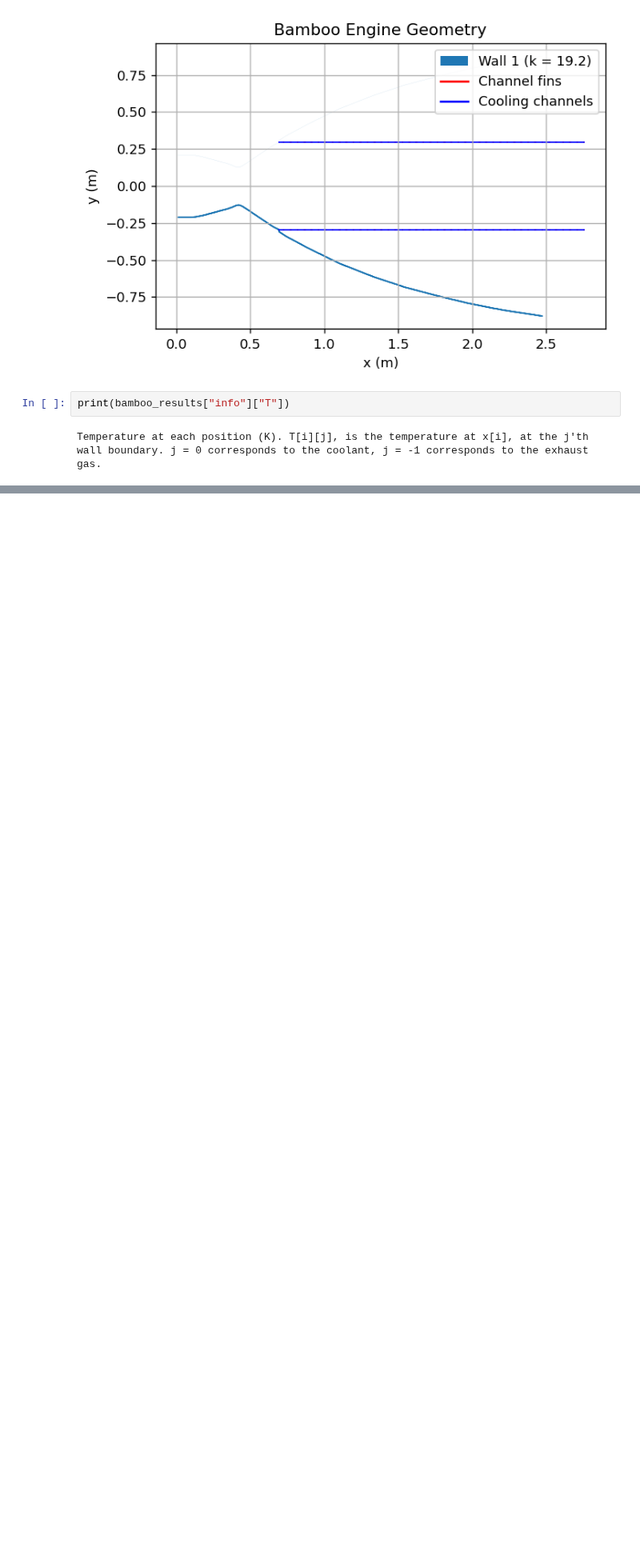
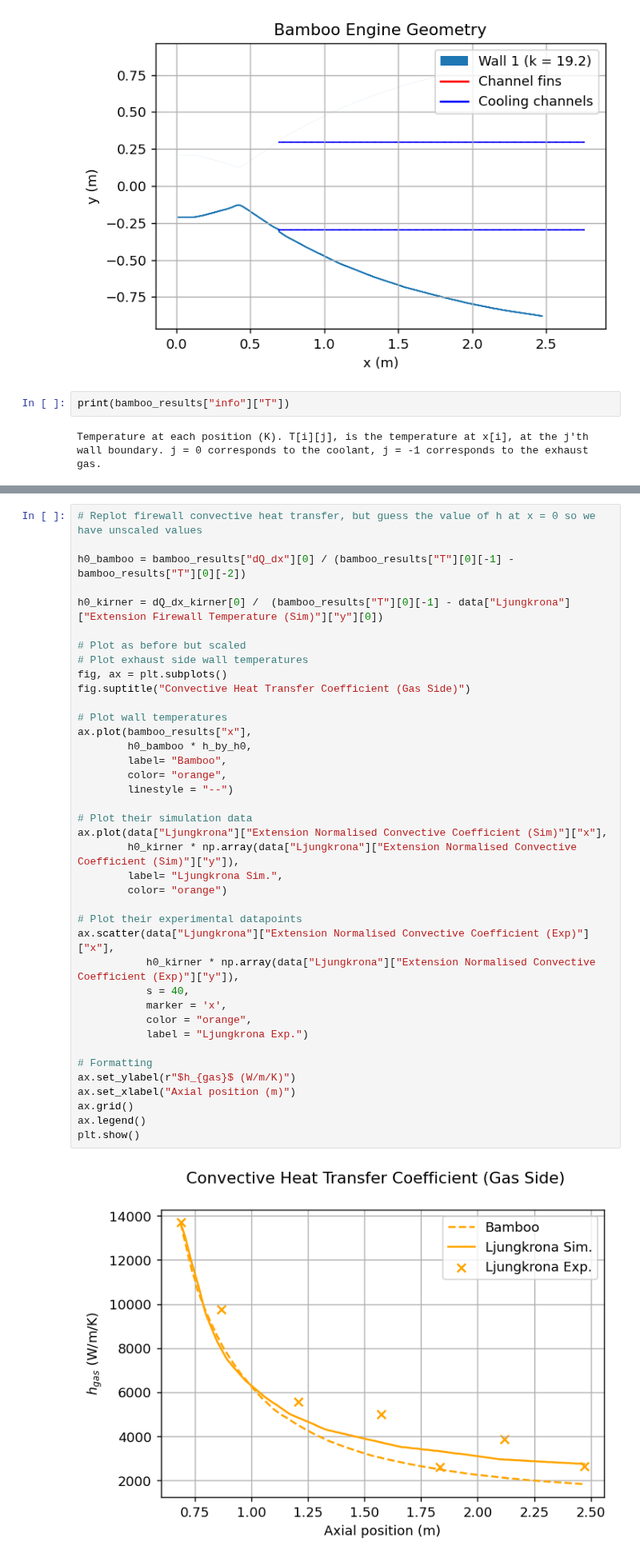
Before and after one commit to cuspaceflight/bamboo, a Jupyter notebook: validation/Vulcain Nozzle Extension.ipynb, the cells around one changed output, grey strips where cells are left out. Shown at 80% size. Drawn from its saved outputs; the diff is of its cells as text; blank space fills up the shorter version.

```diff
--- a/validation/Vulcain Nozzle Extension.ipynb
+++ b/validation/Vulcain Nozzle Extension.ipynb
@@ -406,0 +411,41 @@ plt.show()
+# %%
+# Replot firewall convective heat transfer, but guess the value of h at x = 0 so we have unscaled values
+
+h0_bamboo = bamboo_results["dQ_dx"][0] / (bamboo_results["T"][0][-1] - bamboo_results["T"][0][-2])
+
+h0_kirner = dQ_dx_kirner[0] /  (bamboo_results["T"][0][-1] - data["Ljungkrona"]["Extension Firewall Temperature (Sim)"]["y"][0])
+
+# Plot as before but scaled
+# Plot exhaust side wall temperatures
+fig, ax = plt.subplots()
+fig.suptitle("Convective Heat Transfer Coefficient (Gas Side)")
+
+# Plot wall temperatures
+ax.plot(bamboo_results["x"],
+        h0_bamboo * h_by_h0,
+        label= "Bamboo",
+        color= "orange",
+        linestyle = "--")
+
+# Plot their simulation data
+ax.plot(data["Ljungkrona"]["Extension Normalised Convective Coefficient (Sim)"]["x"],
+        h0_kirner * np.array(data["Ljungkrona"]["Extension Normalised Convective Coefficient (Sim)"]["y"]),
+        label= "Ljungkrona Sim.",
+        color= "orange")
+
+# Plot their experimental datapoints
+ax.scatter(data["Ljungkrona"]["Extension Normalised Convective Coefficient (Exp)"]["x"],
+           h0_kirner * np.array(data["Ljungkrona"]["Extension Normalised Convective Coefficient (Exp)"]["y"]),
+           s = 40,
+           marker = 'x',
+           color = "orange",
+           label = "Ljungkrona Exp.")
+
+# Formatting
+ax.set_ylabel(r"$h_{gas}$ (W/m/K)")
+ax.set_xlabel("Axial position (m)")
+ax.grid()
+ax.legend()
+plt.show()
+# %% [output]
+[figure, added]
```
Also changed, not shown: parts of 6 cells of this notebook, 1 other file.
